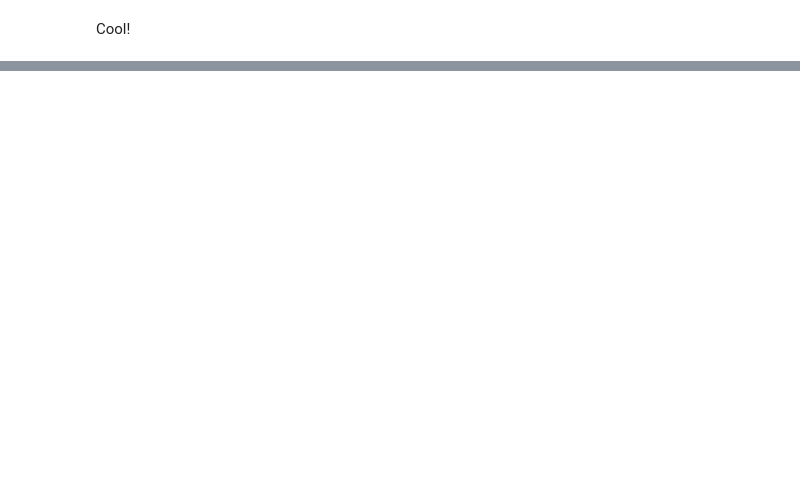
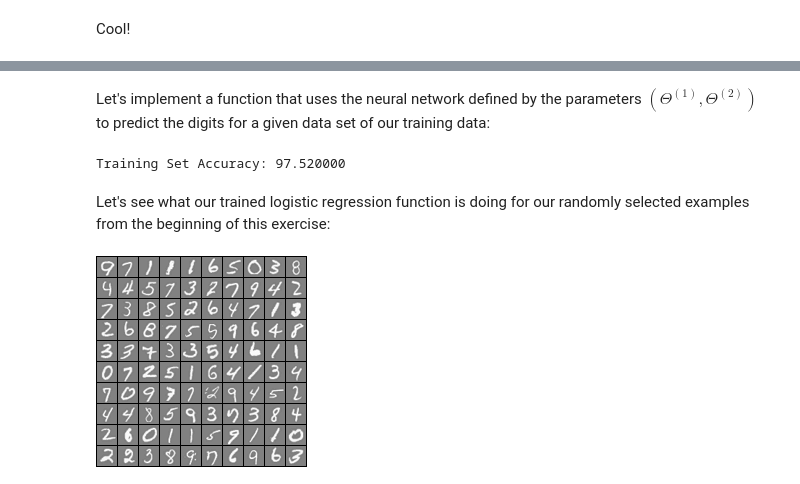
Before and after one commit to mabauer/coursera-machine-learning, a Jupyter notebook: exercise3/exercise3-octave.ipynb, the cells around one changed output, grey strips where cells are left out. Drawn from its saved outputs; the diff is of its cells as text; code cells hidden in the pictures; blank space fills up the shorter version.

Commit message:
Solution for exercise 3 as Octave notebook -- part 2: applying a previously trained neural network to character recognition

```diff
--- a/exercise3/exercise3-octave.ipynb
+++ b/exercise3/exercise3-octave.ipynb
@@ -276,0 +300,2 @@ Cool!
+# %% [markdown]
+Let's implement a function that uses the neural network defined by the parameters $ (\Theta^{(1)},\Theta^{(2)}) $ to predict the digits for a given data set of our training data:
@@ -276,0 +333,12 @@ Cool!
+# %%
+pred = predict(Theta1, Theta2, X);
+
+fprintf('\nTraining Set Accuracy: %f\n', mean(double(pred == y)) * 100);
+# %% [output]
+Training Set Accuracy: 97.520000
+# %% [markdown]
+Let's see what our trained logistic regression function is doing for our randomly selected examples from the beginning of this exercise:
+# %%
+displayData(sel);
+# %% [output]
+[figure, added]
```
Also changed, not shown: parts of 14 cells of this notebook, 1 other file.
